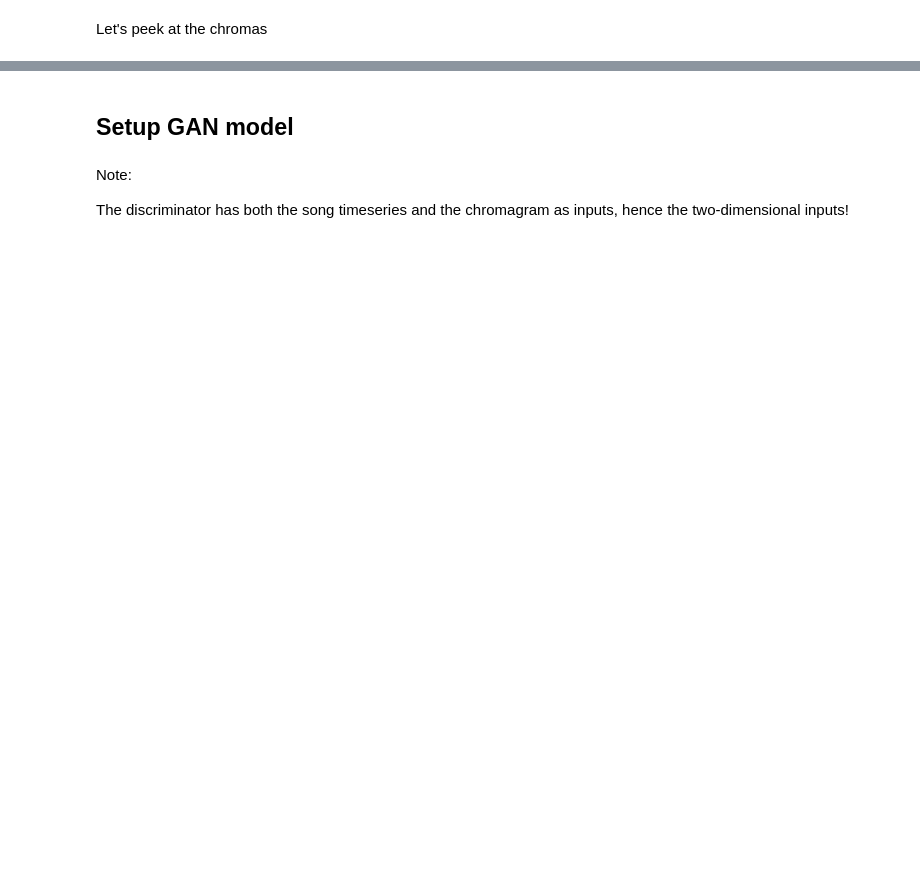
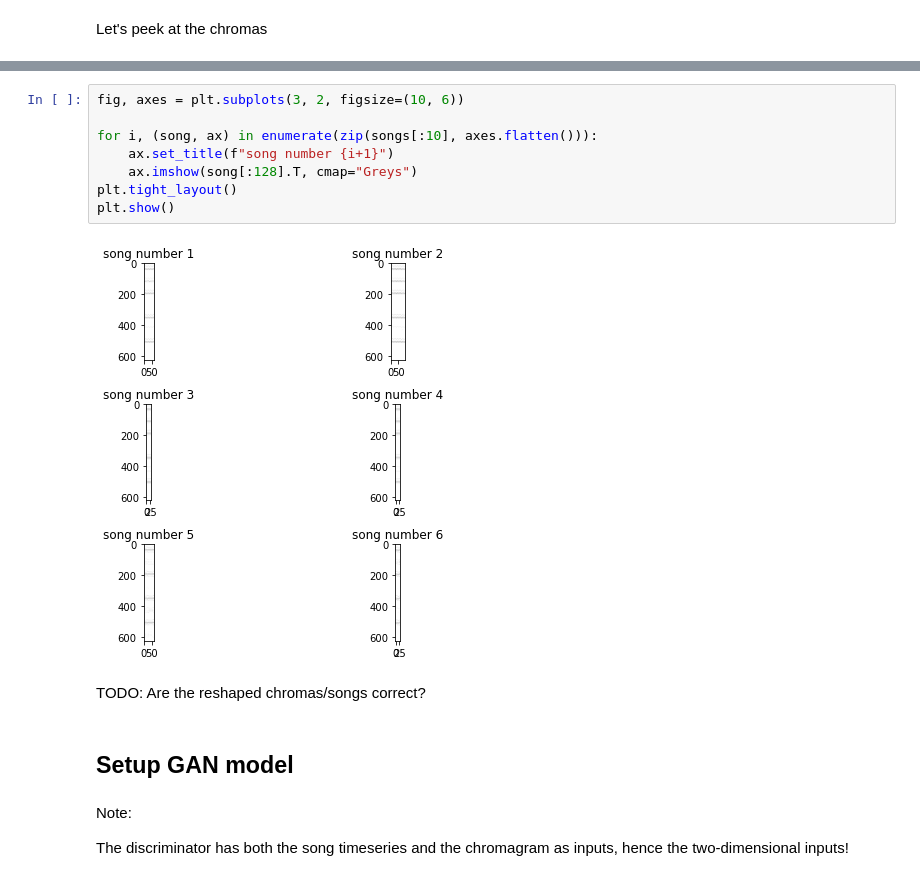
Before and after one commit to amaralcs/Music-Style-Transfer-Evaluation, a Jupyter notebook: chordgan/chordGAN_v3.ipynb, the cells around one changed output, grey strips where cells are left out. Drawn from its saved outputs; the diff is of its cells as text; blank space fills up the shorter version.

```diff
--- a/chordgan/chordGAN_v3.ipynb
+++ b/chordgan/chordGAN_v3.ipynb
@@ -120,3 +169,15 @@ plt.show()
+# %%
+fig, axes = plt.subplots(3, 2, figsize=(10, 6))
+
+for i, (song, ax) in enumerate(zip(songs[:10], axes.flatten())):
+    ax.set_title(f"song number {i+1}")
+    ax.imshow(song[:128].T, cmap="Greys")
+plt.tight_layout()
+plt.show()
+# %% [output]
+[figure, added]
+# %% [markdown]
+TODO: Are the reshaped chromas/songs correct?
 # %% [markdown]
 ## Setup GAN model
 # %% [markdown]
```
Also changed, not shown: parts of 19 cells of this notebook.
